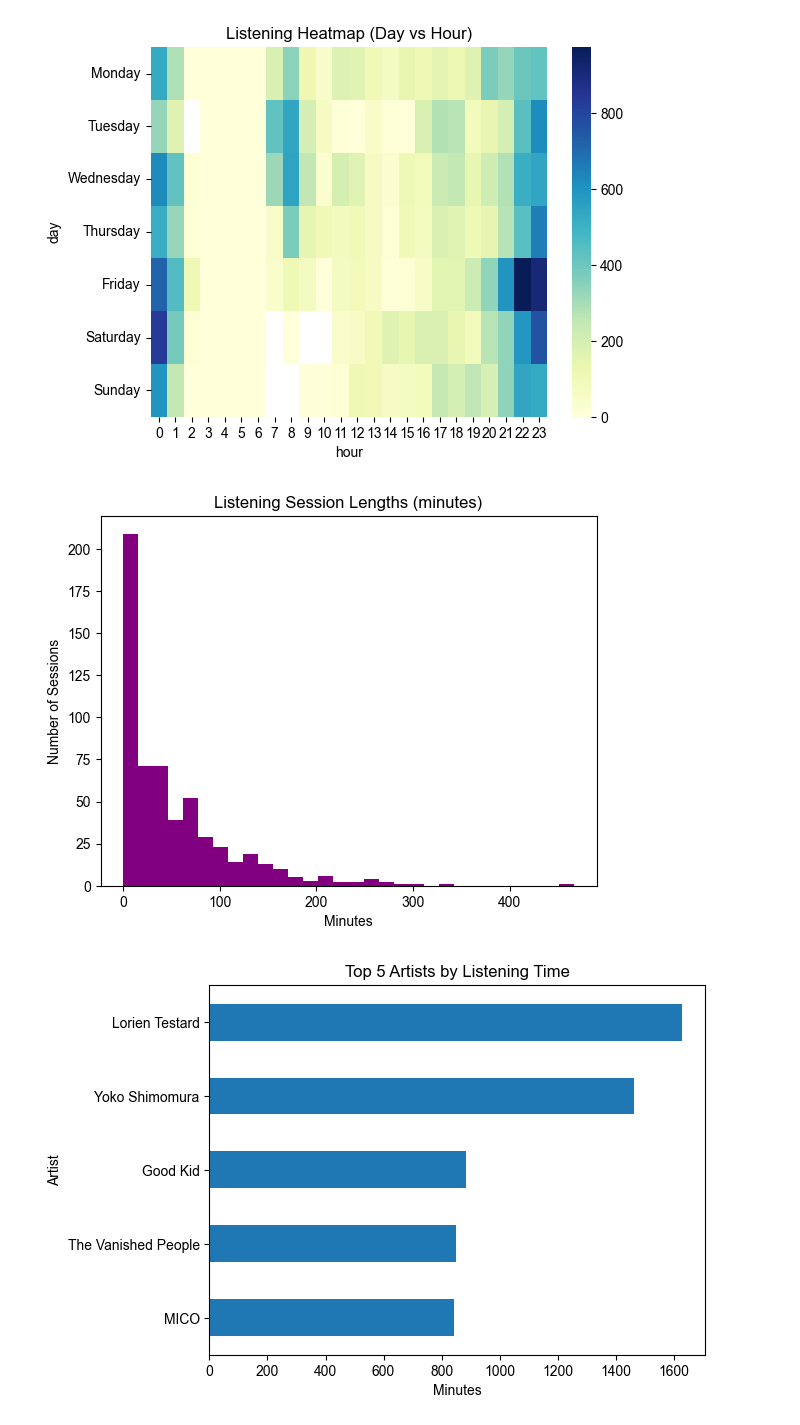
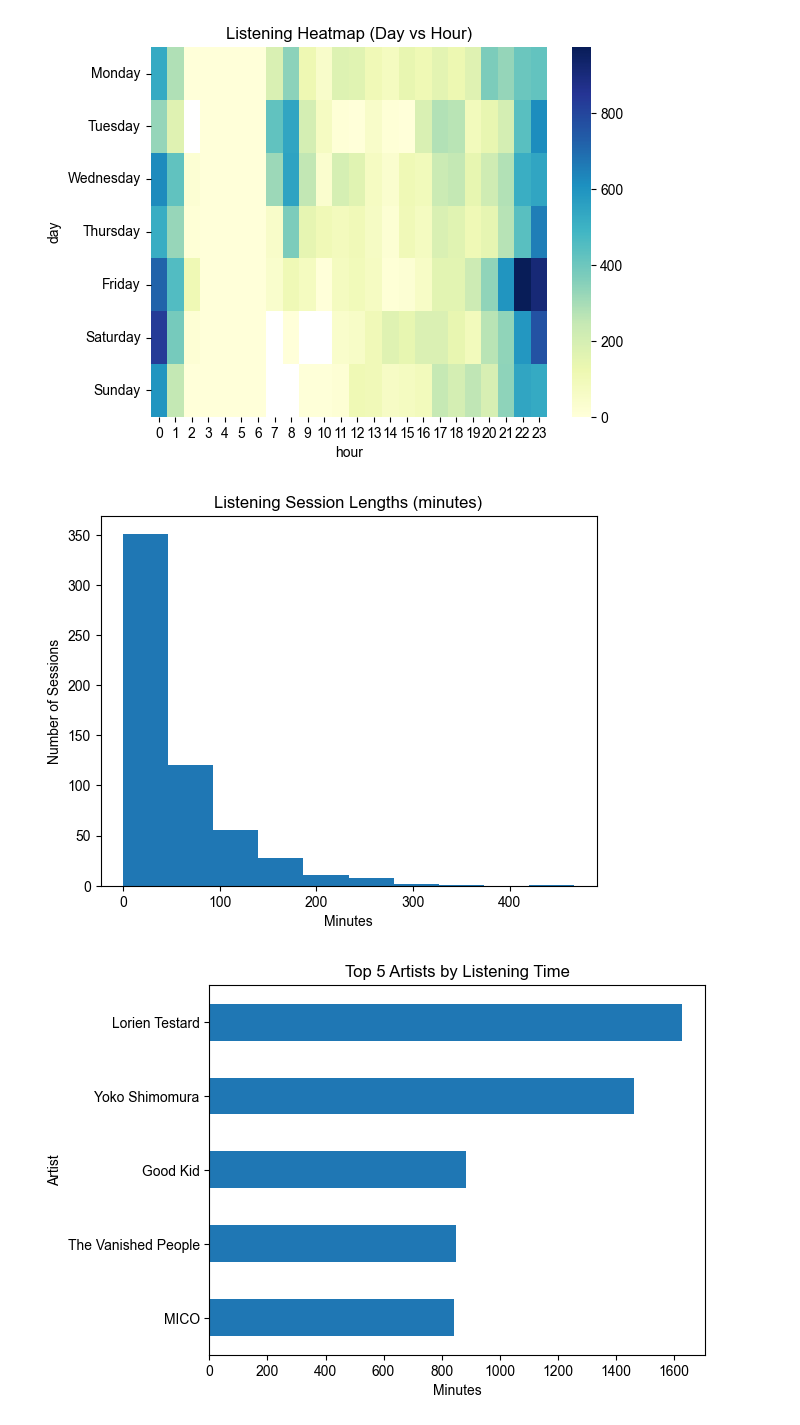
Before and after one commit to Devligan/Spotify-Wrapped, a Jupyter notebook: SriharshaDataViz.ipynb, the cells around one changed output. Drawn from its saved outputs; the diff is of its cells as text; code cells hidden in the pictures.

```diff
--- a/SriharshaDataViz.ipynb
+++ b/SriharshaDataViz.ipynb
@@ -115,16 +112,16 @@ plt.show()
 # %%
 df = df.sort_values('endTime')
 df['gap'] = df['endTime'].diff().dt.total_seconds().fillna(0)
 df['newsession'] = df['gap'] > 1800
 df['sessionid'] = df['newsession'].cumsum()
 sessions = df.groupby('sessionid')['minutes'].sum()
-plt.hist(sessions, bins=30, color='purple')
+plt.hist(sessions)
 plt.title("Listening Session Lengths (minutes)")
 plt.xlabel("Minutes")
 plt.ylabel("Number of Sessions")
 plt.show()
 # %% [output]
-[figure, old version]
+[figure, new version]
 # %%
 topartists = df.groupby('artistName')['minutes'].sum().sort_values(ascending=False).head(5)
 topartists.plot(kind='barh')
```
Also changed, not shown: parts of 1 cell of this notebook.
